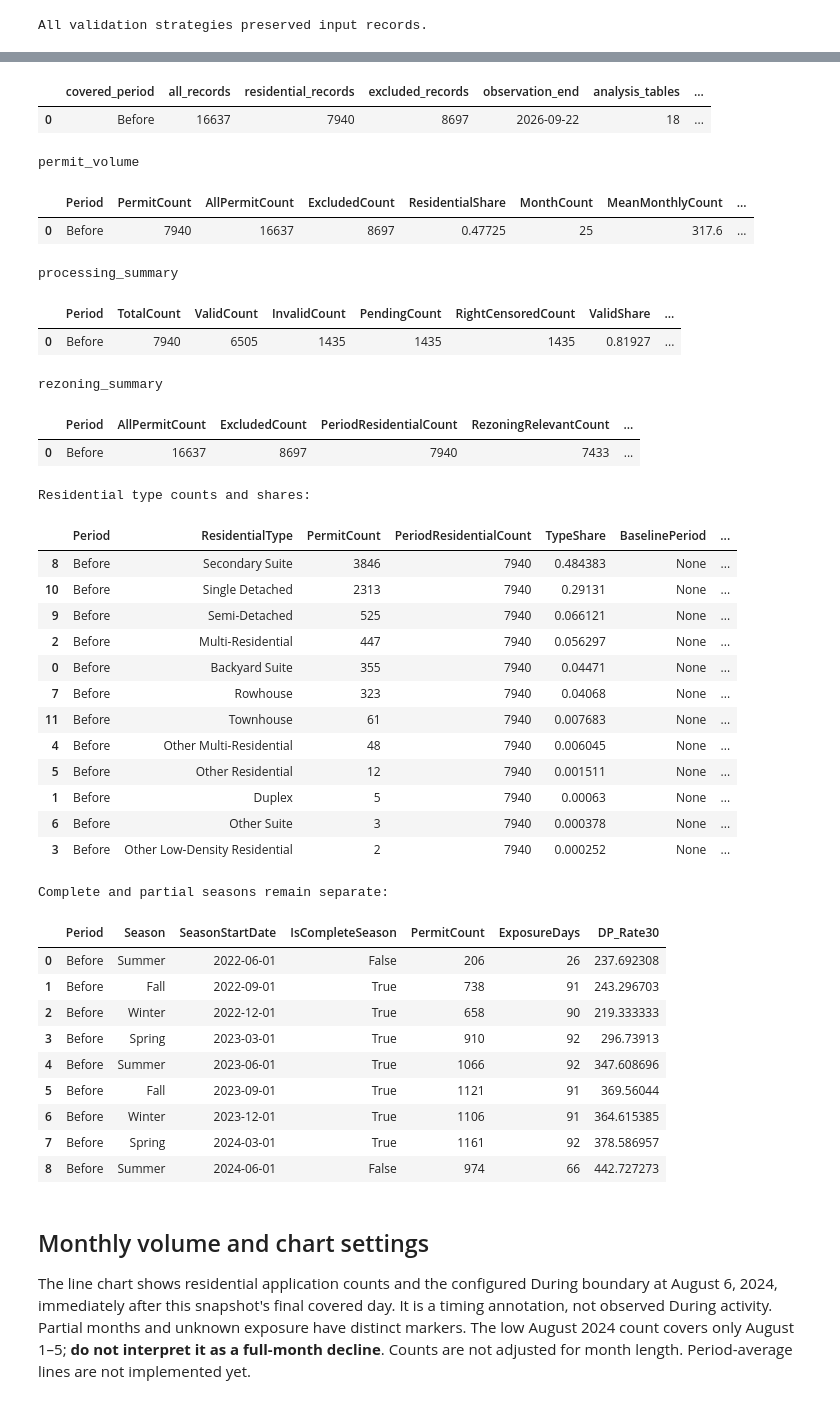
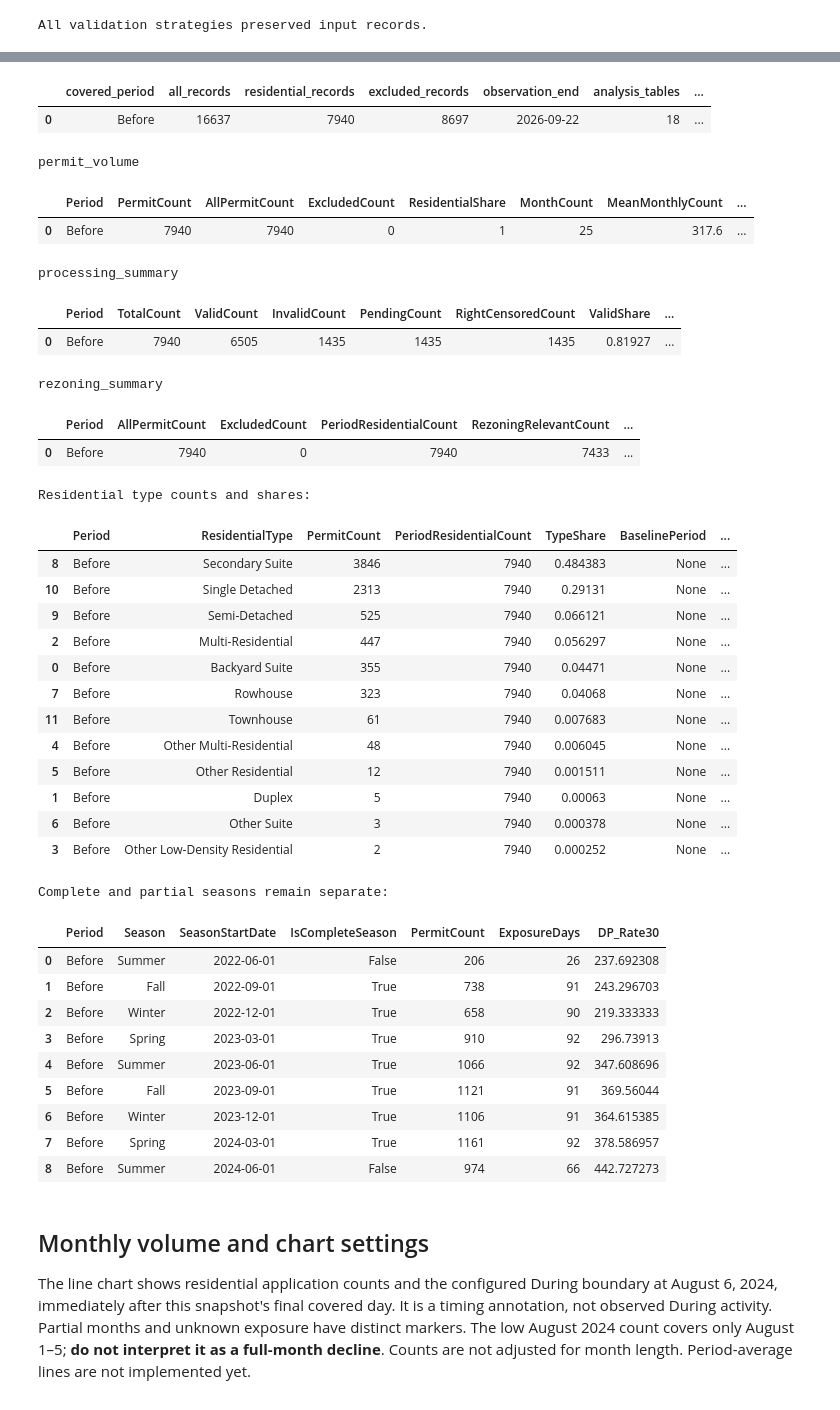
Before and after one commit to alby1976/Data110_DP_Activity, a Jupyter notebook: notebooks/01_permit_exploration.ipynb, the cells around one changed output, grey strips where cells are left out. Saved outputs shown, nothing was run; the diff lists cells and outputs as text; code cells hidden in the pictures.

```diff
--- a/notebooks/01_permit_exploration.ipynb
+++ b/notebooks/01_permit_exploration.ipynb
@@ -748,48 +853,49 @@ strategies = [
 ]
 analysis_tables = {}
 for strategy in strategies:
-    results = strategy.run(featured)
+    results = strategy.run(residential_permits)
     if set(results) & set(analysis_tables):
         raise ValueError("Analysis output names must be unique.")
     analysis_tables.update(results)
 assert_frame_equal(featured, analysis_input)
 
-residential_count = int(featured["IncludeResidential"].sum())
+residential_count = len(residential_permits)
+assert_frame_equal(residential_permits, featured.loc[featured["IncludeResidential"]])
 for key in ("permit_volume", "monthly_volume", "seasonal_summary", "type_summary"):
     assert int(analysis_tables[key]["PermitCount"].sum()) == residential_count
     assert set(analysis_tables[key]["Period"].dropna()) == set(covered_labels)
 assert int(analysis_tables["rezoning_summary"]["PeriodResidentialCount"].sum()) == residential_count
 
 display(pd.DataFrame([{
     "covered_period": covered_labels[0], "all_records": len(featured),
     "residential_records": residential_count,
     "excluded_records": len(featured) - residential_count,
     "observation_end": observation_end,
     "analysis_tables": len(analysis_tables),
     "before_during_comparison_available": False,
 }]))
 for key in ("permit_volume", "processing_summary", "rezoning_summary"):
     print(key)
     display(analysis_tables[key])
 print("Residential type counts and shares:")
 display(analysis_tables["type_summary"].sort_values("PermitCount", ascending=False))
 print("Complete and partial seasons remain separate:")
 display(analysis_tables["seasonal_summary"][[
     "Period", "Season", "SeasonStartDate", "IsCompleteSeason",
     "PermitCount", "ExposureDays", "DP_Rate30",
 ]])
 # %% [output]
 |  | covered_period | all_records | residential_records | excluded_records | observation_end | analysis_tables | ... |
 | 0 | Before | 16637 | 7940 | 8697 | 2026-09-22 | 18 | ... |
 permit_volume
 |  | Period | PermitCount | AllPermitCount | ExcludedCount | ResidentialShare | MonthCount | MeanMonthlyCount | ... |
-| 0 | Before | 7940 | 16637 | 8697 | 0.47725 | 25 | 317.6 | ... |
+| 0 | Before | 7940 | 7940 | 0 | 1 | 25 | 317.6 | ... |
 processing_summary
 |  | Period | TotalCount | ValidCount | InvalidCount | PendingCount | RightCensoredCount | ValidShare | ... |
 | 0 | Before | 7940 | 6505 | 1435 | 1435 | 1435 | 0.81927 | ... |
 rezoning_summary
 |  | Period | AllPermitCount | ExcludedCount | PeriodResidentialCount | RezoningRelevantCount | ... |
-| 0 | Before | 16637 | 8697 | 7940 | 7433 | ... |
+| 0 | Before | 7940 | 0 | 7940 | 7433 | ... |
 Residential type counts and shares:
 |  | Period | ResidentialType | PermitCount | PeriodResidentialCount | TypeShare | BaselinePeriod | ... |
 | 8 | Before | Secondary Suite | 3846 | 7940 | 0.484383 | None | ... |
```
Also changed, not shown: parts of 5 cells of this notebook, 11 other files.
